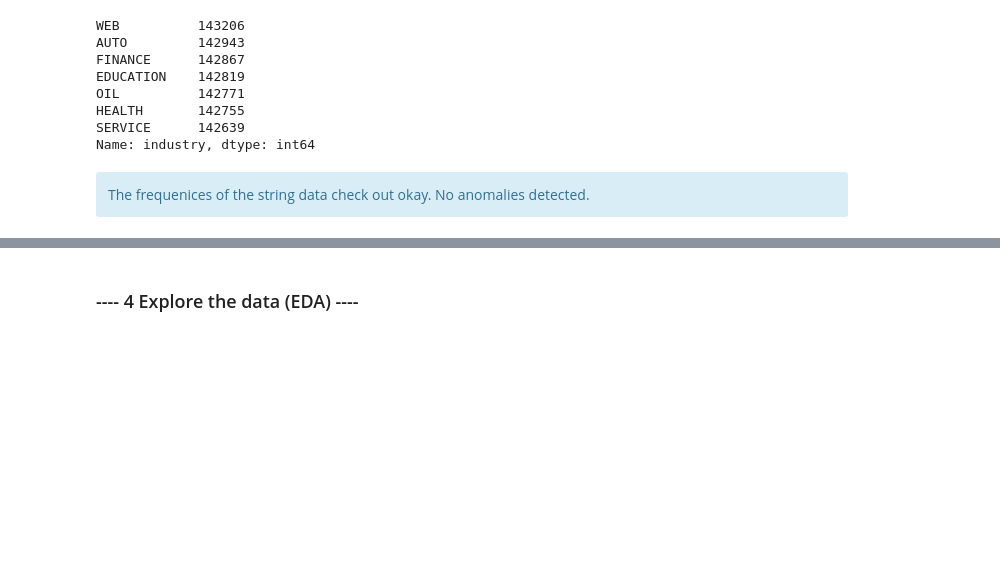
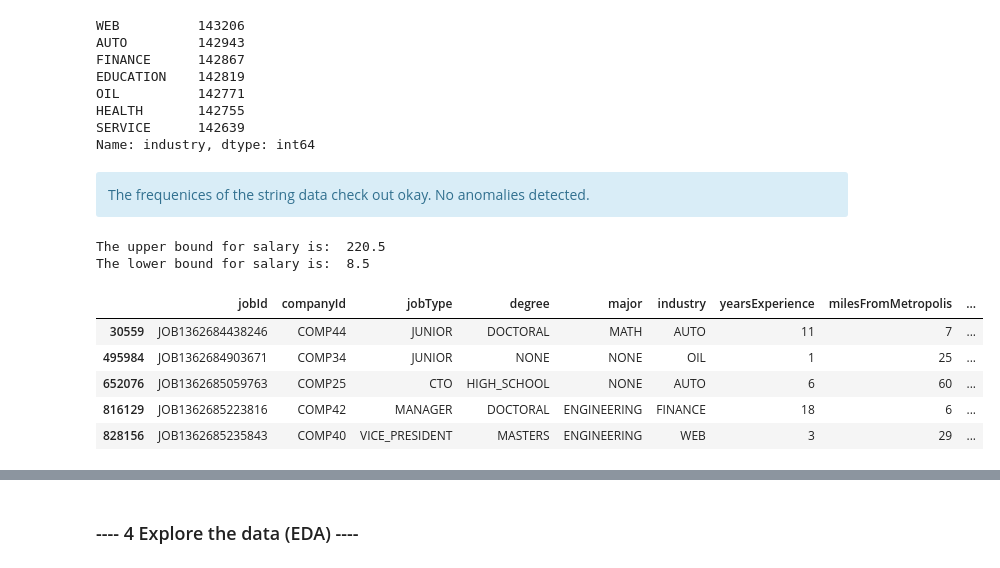
Before and after one commit to cdean4/salary-prediction-portfolio, a Jupyter notebook: SalaryProject.ipynb, the cells around one changed output, grey strips where cells are left out. Cells and saved outputs as stored; diff of their text form; code cells hidden in the pictures; blank space fills up the shorter version.

```diff
--- a/SalaryProject.ipynb
+++ b/SalaryProject.ipynb
@@ -213,3 +213,29 @@ Name: industry, dtype: int64
 <div class="alert alert-block alert-info">
 The frequenices of the string data check out okay. No anomalies detected.
 </div>
+# %%
+# Check for outliers and see if anything needs to be remedied
+# Calculate IQR for salary
+
+Q1 = data_train['salary'].quantile(0.25)
+Q3 = data_train['salary'].quantile(0.75)
+IQR = Q3-Q1
+
+upper_bound = Q3 + (1.5 * IQR)
+lower_bound = Q1 - (1.5 * IQR)
+
+print("The upper bound for salary is: ", upper_bound)
+print("The lower bound for salary is: ", lower_bound)
+# %% [output]
+The upper bound for salary is:  220.5
+The lower bound for salary is:  8.5
+# %%
+# Check records with salary less than the lower_bound = 8.5
+data_train[data_train.salary < lower_bound]
+# %% [output]
+|  | jobId | companyId | jobType | degree | major | industry | yearsExperience | milesFromMetropolis | ... |
+| 30559 | JOB1362684438246 | COMP44 | JUNIOR | DOCTORAL | MATH | AUTO | 11 | 7 | ... |
+| 495984 | JOB1362684903671 | COMP34 | JUNIOR | NONE | NONE | OIL | 1 | 25 | ... |
+| 652076 | JOB1362685059763 | COMP25 | CTO | HIGH_SCHOOL | NONE | AUTO | 6 | 60 | ... |
+| 816129 | JOB1362685223816 | COMP42 | MANAGER | DOCTORAL | ENGINEERING | FINANCE | 18 | 6 | ... |
+| 828156 | JOB1362685235843 | COMP40 | VICE_PRESIDENT | MASTERS | ENGINEERING | WEB | 3 | 29 | ... |
```
Also changed, not shown: parts of 2 cells of this notebook.
